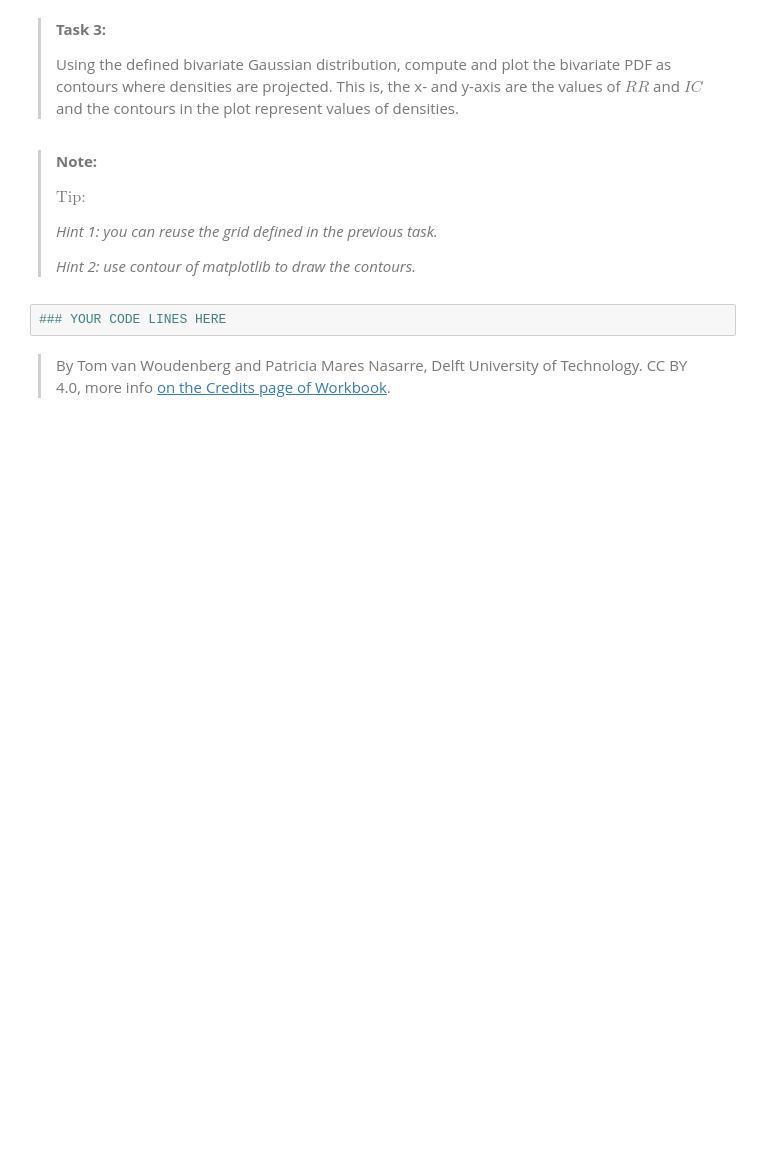
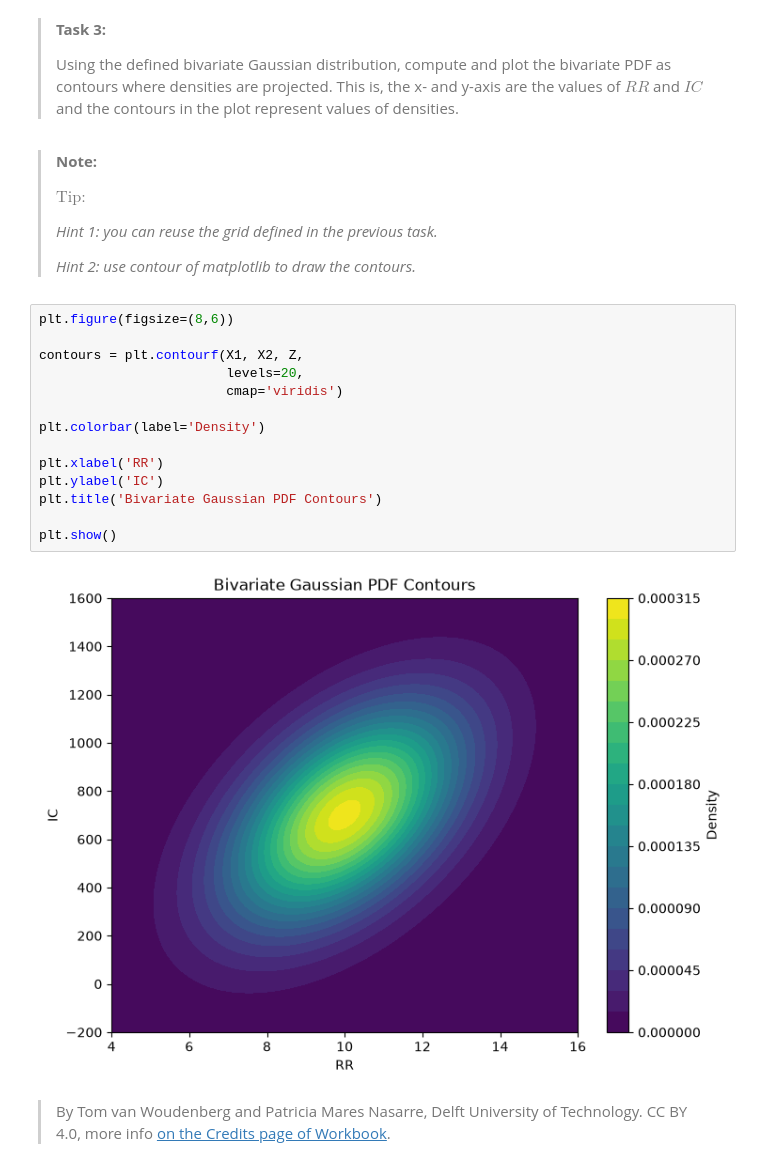
Before and after one commit to Kwiederik/PA1.5, a Jupyter notebook: scipy_statcs_3d_plots.ipynb, the cells around one changed output. Drawn from its saved outputs; the diff is of its cells as text; blank space fills up the shorter version.

```diff
--- a/scipy_statcs_3d_plots.ipynb
+++ b/scipy_statcs_3d_plots.ipynb
@@ -190,7 +208,21 @@ Z = multivariate_normal(mean=mu, cov=sigma).pdf(X)
 > *Hint 1: you can reuse the grid defined in the previous task.*
 >
 > *Hint 2: use contour of matplotlib to draw the contours.*
-# %%
-### YOUR CODE LINES HERE
+# %%
+plt.figure(figsize=(8,6))
+
+contours = plt.contourf(X1, X2, Z,
+                        levels=20,
+                        cmap='viridis')
+
+plt.colorbar(label='Density')
+
+plt.xlabel('RR')
+plt.ylabel('IC')
+plt.title('Bivariate Gaussian PDF Contours')
+
+plt.show()
+# %% [output]
+[figure, added]
 # %% [markdown]
 > By Tom van Woudenberg and Patricia Mares Nasarre, Delft University of Technology. CC BY 4.0, more info [on the Credits page of Workbook](https://mude.citg.tudelft.nl/workbook-2026/credits.html).
```
Also changed, not shown: parts of 2 cells of this notebook.
